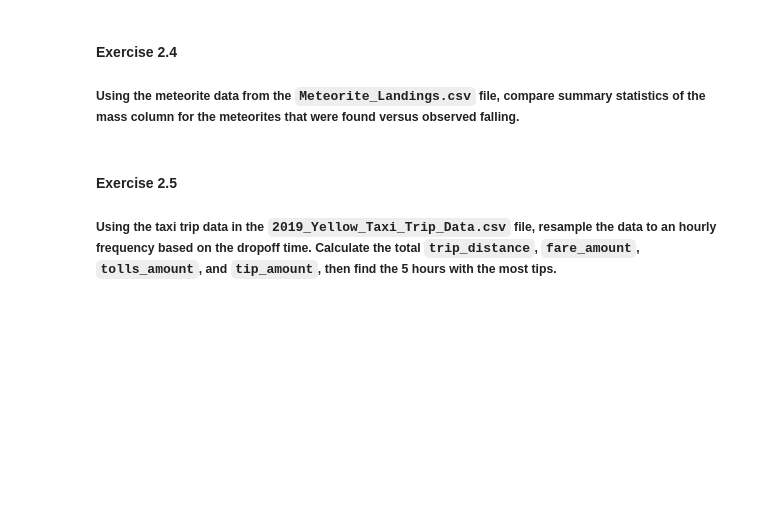
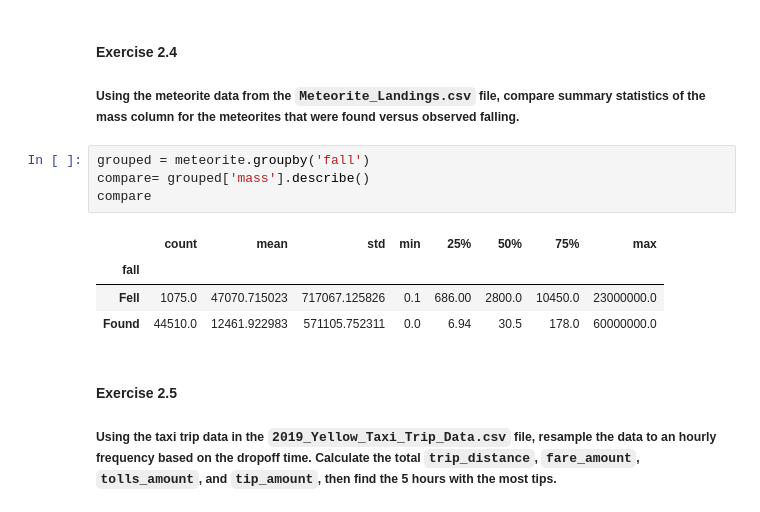
Before and after one commit to jayneld/pandas-workshop, a Jupyter notebook: notebooks/workbook.ipynb, the cells around one changed output. Saved outputs shown, nothing was run; the diff lists cells and outputs as text; blank space fills up the shorter version.

```diff
--- a/notebooks/workbook.ipynb
+++ b/notebooks/workbook.ipynb
@@ -130,6 +138,15 @@ ValueError: Index contains duplicate entries, cannot reshape
 # %% [markdown]
 #### Exercise 2.4
 ##### Using the meteorite data from the `Meteorite_Landings.csv` file, compare summary statistics of the mass column for the meteorites that were found versus observed falling.
+# %%
+grouped = meteorite.groupby('fall')
+compare= grouped['mass'].describe()
+compare
+# %% [output]
+|  | count | mean | std | min | 25% | 50% | 75% | max |
+| fall |  |  |  |  |  |  |  |  |
+| Fell | 1075.0 | 47070.715023 | 717067.125826 | 0.1 | 686.00 | 2800.0 | 10450.0 | 23000000.0 |
+| Found | 44510.0 | 12461.922983 | 571105.752311 | 0.0 | 6.94 | 30.5 | 178.0 | 60000000.0 |
 # %% [markdown]
 #### Exercise 2.5
 ##### Using the taxi trip data in the `2019_Yellow_Taxi_Trip_Data.csv` file, resample the data to an hourly frequency based on the dropoff time. Calculate the total `trip_distance`, `fare_amount`, `tolls_amount`, and `tip_amount`, then find the 5 hours with the most tips.
```
Also changed, not shown: parts of 5 cells of this notebook, 1 other file.
